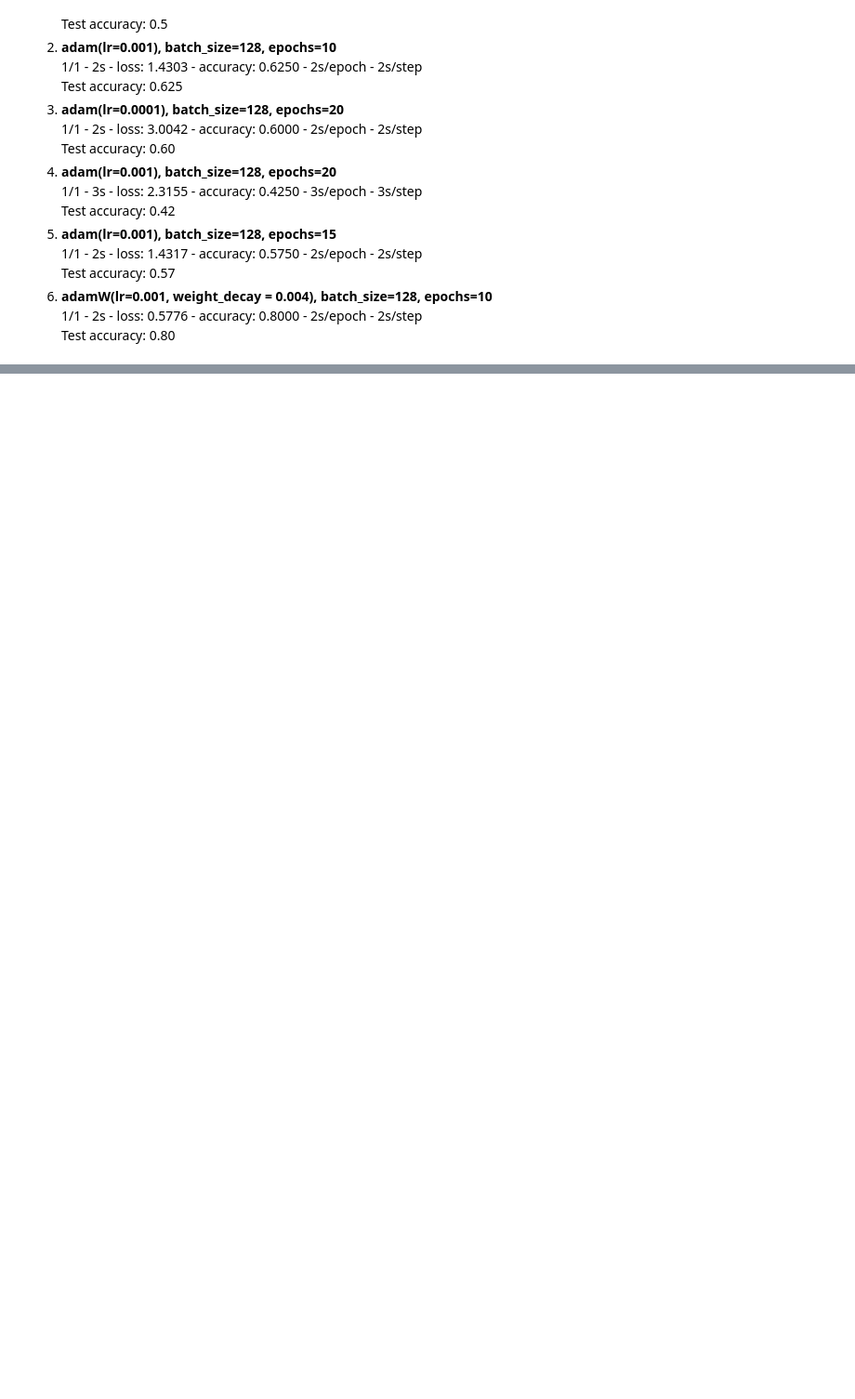
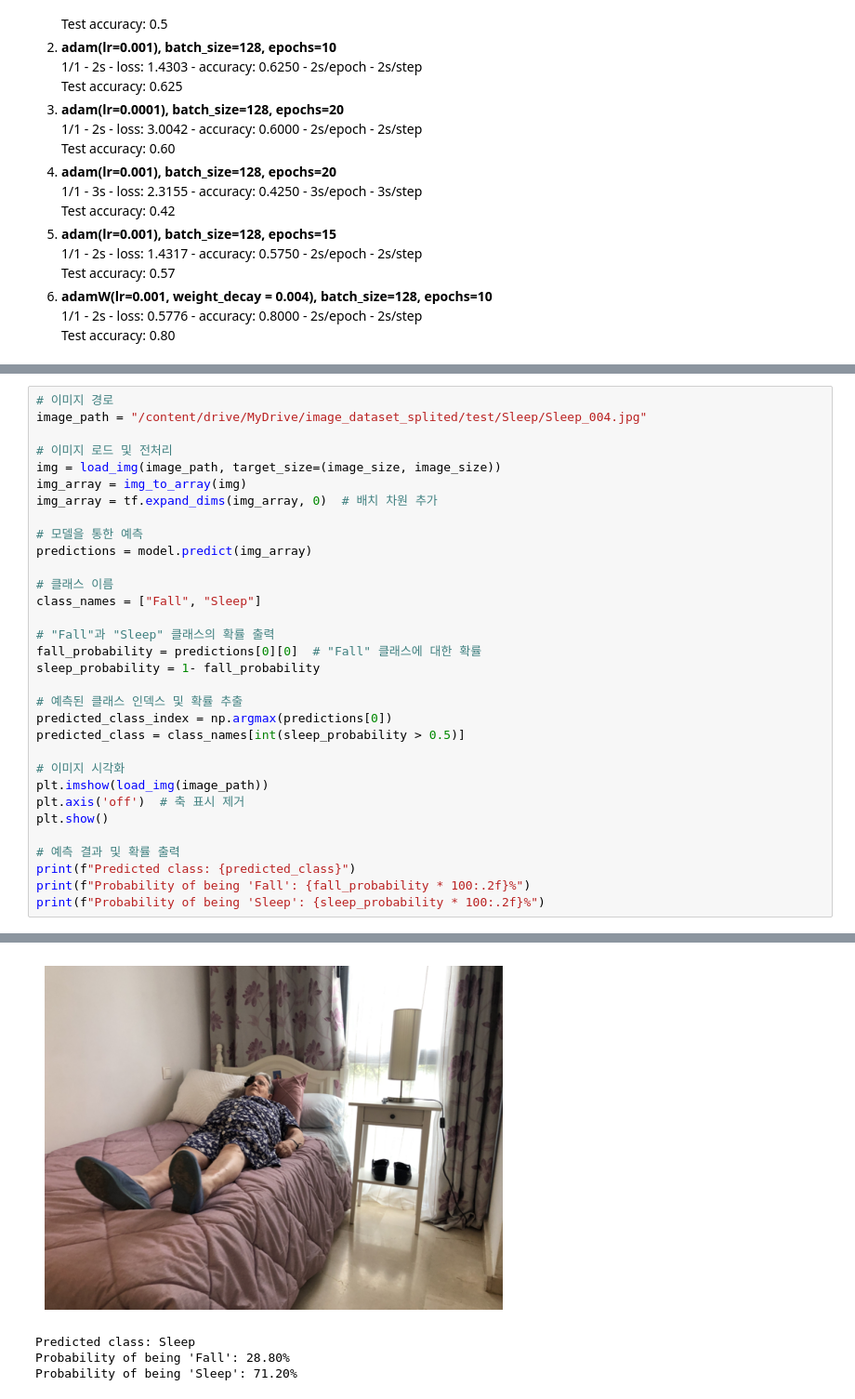
Before and after one commit to qkrwoghd04/binary_classification_using_BERT-ViT, a Jupyter notebook: practice/CNN_Architecture_Practice.ipynb, the cells around one changed output, grey strips where cells are left out. Shown at 93% size. Drawn from its saved outputs; the diff is of its cells as text; blank space fills up the shorter version.

```diff
--- a/practice/CNN_Architecture_Practice.ipynb
+++ b/practice/CNN_Architecture_Practice.ipynb
@@ -346,0 +357,33 @@ Test accuracy: 0.800000011920929
+# %%
+# 이미지 경로
+image_path = "/content/drive/MyDrive/image_dataset_splited/test/Sleep/Sleep_004.jpg"
+
+# 이미지 로드 및 전처리
+img = load_img(image_path, target_size=(image_size, image_size))
+img_array = img_to_array(img)
+img_array = tf.expand_dims(img_array, 0)  # 배치 차원 추가
+
+# 모델을 통한 예측
+predictions = model.predict(img_array)
+
+# 클래스 이름
+class_names = ["Fall", "Sleep"]
+
+# "Fall"과 "Sleep" 클래스의 확률 출력
+fall_probability = predictions[0][0]  # "Fall" 클래스에 대한 확률
+sleep_probability = 1- fall_probability
+
+# 예측된 클래스 인덱스 및 확률 추출
+predicted_class_index = np.argmax(predictions[0])
+predicted_class = class_names[int(sleep_probability > 0.5)]
+
+# 이미지 시각화
+plt.imshow(load_img(image_path))
+plt.axis('off')  # 축 표시 제거
+plt.show()
+
+# 예측 결과 및 확률 출력
+print(f"Predicted class: {predicted_class}")
+print(f"Probability of being 'Fall': {fall_probability * 100:.2f}%")
+print(f"Probability of being 'Sleep': {sleep_probability * 100:.2f}%")
+# %% [output]
@@ -346,0 +391,4 @@ Test accuracy: 0.800000011920929
+[figure, added]
+Predicted class: Sleep
+Probability of being 'Fall': 28.80%
+Probability of being 'Sleep': 71.20%
```
Also changed, not shown: parts of 28 cells of this notebook.
